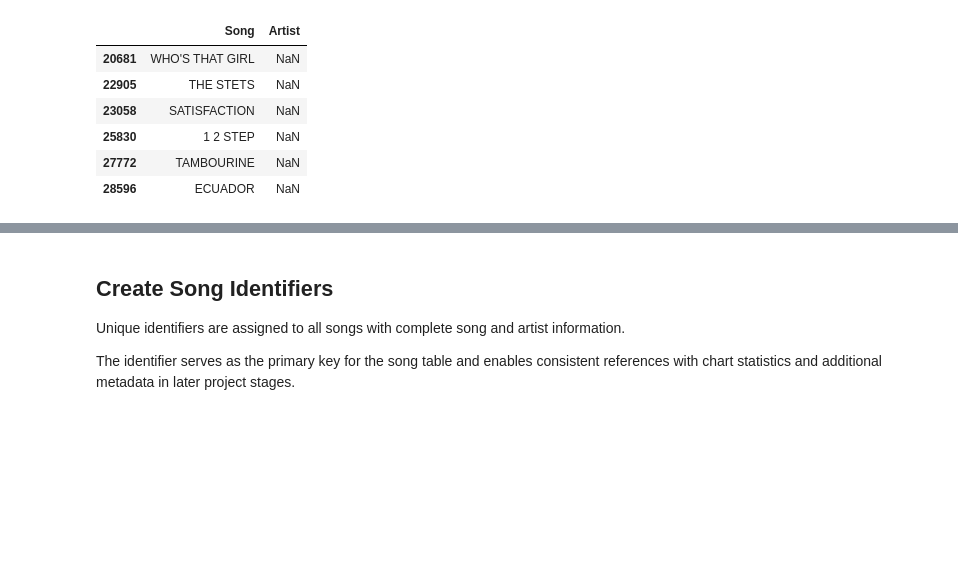
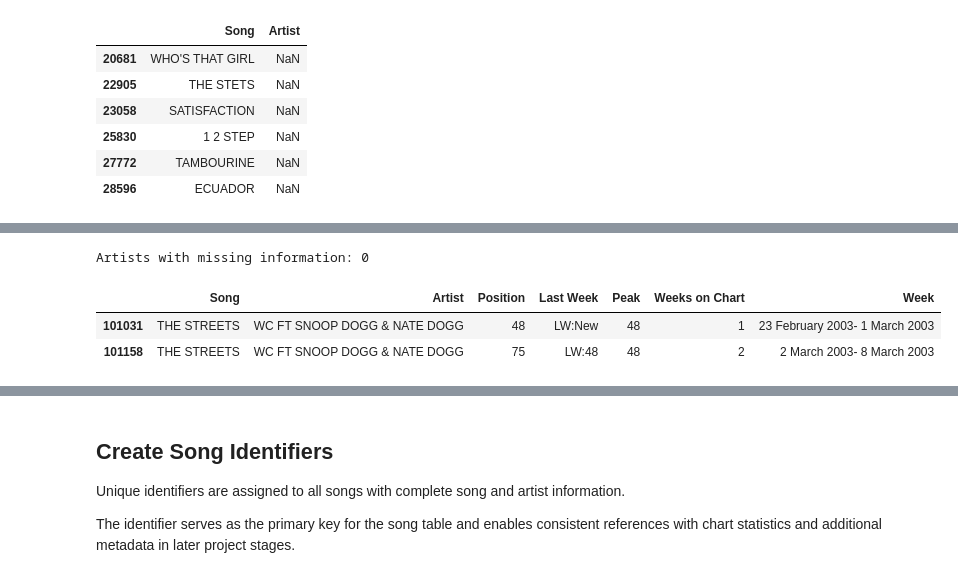
Before and after one commit to Sabrinalyst/what-happened-to-music, a Jupyter notebook: notebooks/02_song_table.ipynb, the cells around one changed output, grey strips where cells are left out. Saved outputs shown, nothing was run; the diff lists cells and outputs as text; code cells hidden in the pictures; blank space fills up the shorter version.

```diff
--- a/notebooks/02_song_table.ipynb
+++ b/notebooks/02_song_table.ipynb
@@ -134,0 +165,35 @@ missing_artist_songs
+# %%
+song_corrections = {"WHO'S THAT GIRL": {"Artist": "EVE"},
+                    "THE STETS": {"Song": "THE STREETS",
+                                  "Artist": "WC FT SNOOP DOGG & NATE DOGG"},
+                    "SATISFACTION": {"Artist": "EVE"},
+                    "1 2 STEP": {"Artist": "CIARA FT MISSY ELLIOTT"},
+                    "TAMBOURINE": {"Artist": "EVE"},
+                    "ECUADOR": {"Artist": "SASH"}}
+
+# Sources:
+# https://www.officialcharts.com/charts/singles-chart/20010513/7501/
+# https://www.officialcharts.com/charts/singles-chart/20030223/7501/
+# https://www.officialcharts.com/charts/singles-chart/20030406/7501/
+# https://www.officialcharts.com/charts/singles-chart/20050417/7501/
+# https://www.officialcharts.com/charts/singles-chart/20070812/7501/
+# https://www.officialcharts.com/charts/singles-chart/20081102/7501/
+# %%
+for old_song, corrections in song_corrections.items():
+    mask = chart_history['Song'] == old_song
+
+    for column, value in corrections.items():
+        chart_history.loc[mask, column] = value
+# %%
+print(f'Artists with missing information: {chart_history['Artist'].isna().sum()}')
+# %% [output]
+Artists with missing information: 0
+# %%
+# Verify the corrected song title and artist information against the original chart entries
+
+the_streets = chart_history['Song'] == 'THE STREETS'
+chart_history.loc[the_streets, :]
+# %% [output]
+|  | Song | Artist | Position | Last Week | Peak | Weeks on Chart | Week |
+| 101031 | THE STREETS | WC FT SNOOP DOGG & NATE DOGG | 48 | LW:New | 48 | 1 | 23 February 2003- 1 March 2003 |
+| 101158 | THE STREETS | WC FT SNOOP DOGG & NATE DOGG | 75 | LW:48 | 48 | 2 | 2 March 2003- 8 March 2003 |
```
Also changed, not shown: parts of 12 cells of this notebook, 3 other files.
